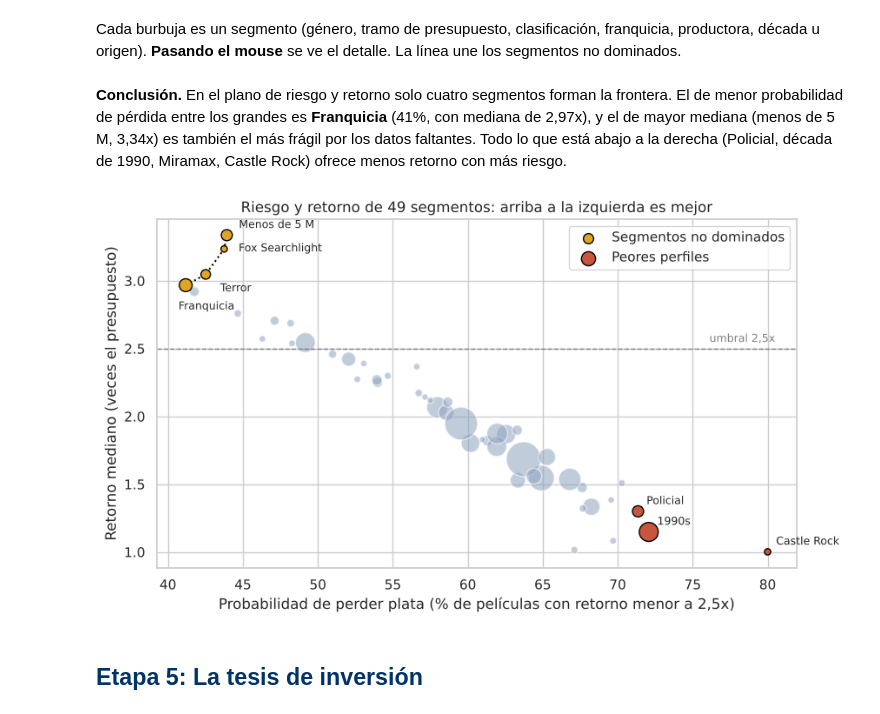
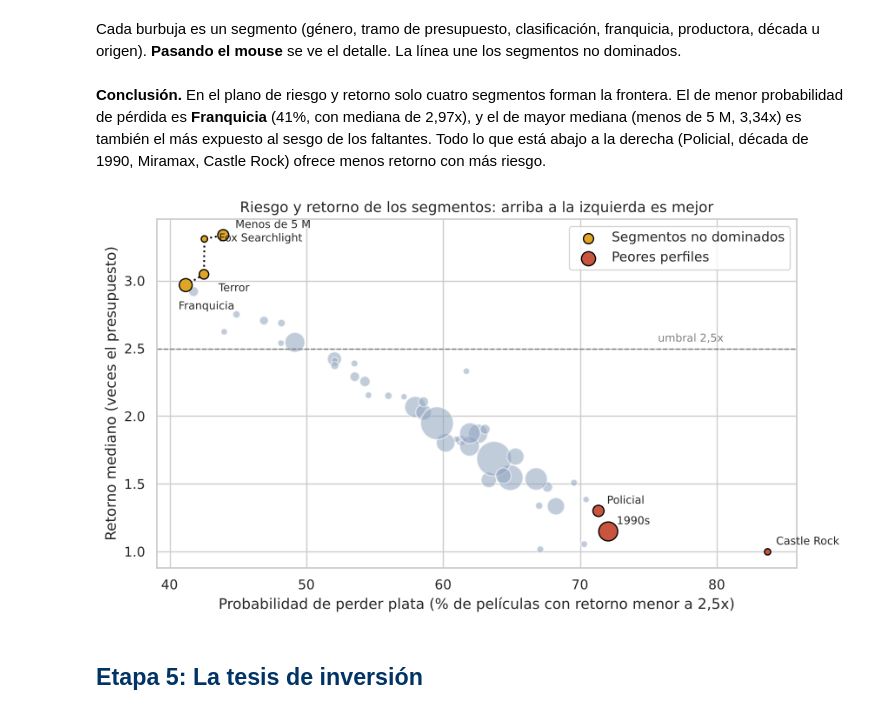
Before and after one commit to delavegasanti2006-wq/Trabajo-Final-de-la-Vega---Orihuela, a Jupyter notebook: notebooks/proyecto_final_arroyo_capital.ipynb, the cells around one changed output. Cells and saved outputs as stored; diff of their text form; code cells hidden in the pictures.

```diff
--- a/notebooks/proyecto_final_arroyo_capital.ipynb
+++ b/notebooks/proyecto_final_arroyo_capital.ipynb
@@ -1517,9 +1571,10 @@ Para cada segmento se calcula la mediana del retorno, la **probabilidad de perde
 Solo se analizan segmentos con al menos 30 películas, porque con menos una probabilidad no es estable.
 # %%
 conteo_productora = analisis["productora"].value_counts()
-analisis["productora_top"] = analisis["productora"].where(
-    analisis["productora"].map(conteo_productora) >= 40
-)
+for tabla in (analisis, base_imputada):
+    tabla["productora_top"] = tabla["productora"].where(
+        tabla["productora"].map(conteo_productora) >= 40
+    )
 FAMILIAS = [
     "genero_agrupado",
     "clasificacion",
@@ -1531,7 +1586,10 @@ FAMILIAS = [
 ]
 
 segmentos = pd.concat(
-    [metricas_segmento(analisis, familia).assign(familia=familia) for familia in FAMILIAS]
+    [
+        metricas_con_escenario(analisis, base_imputada, familia).assign(familia=familia)
+        for familia in FAMILIAS
+    ]
 )
 segmentos = segmentos.loc[segmentos["n"] >= MIN_PELICULAS].copy()
 segmentos["etiqueta"] = (
@@ -1543,7 +1601,7 @@ segmentos = segmentos.reset_index(drop=True)
 
 
 def dominadores_de(fila, tabla):
-    """Cantidad de segmentos que tienen mejor mediana Y menor probabilidad de perder (al menos uno estrictamente)."""
+    """Cantidad de segmentos con mejor mediana Y menor probabilidad de perder (al menos uno estrictamente)."""
     mejor_o_igual = (tabla["retorno_mediano"] >= fila["retorno_mediano"]) & (
         tabla["p_perder"] <= fila["p_perder"]
     )
@@ -1553,20 +1611,19 @@ def dominadores_de(fila, tabla):
     return int((mejor_o_igual & estrictamente).sum())
 
 
+def dominados_por(fila, tabla):
+    """Cantidad de segmentos a los que este segmento domina."""
+    mejor_o_igual = (fila["retorno_mediano"] >= tabla["retorno_mediano"]) & (
+        fila["p_perder"] <= tabla["p_perder"]
+    )
+    estrictamente = (fila["retorno_mediano"] > tabla["retorno_mediano"]) | (
+        fila["p_perder"] < tabla["p_perder"]
+    )
+    return int((mejor_o_igual & estrictamente).sum())
+
+
 segmentos["dominado_por"] = segmentos.apply(dominadores_de, axis=1, tabla=segmentos)
-segmentos["domina_a"] = [
-    int(
-        (
-            (fila["retorno_mediano"] >= segmentos["retorno_mediano"])
-            & (fila["p_perder"] <= segmentos["p_perder"])
-            & (
-                (fila["retorno_mediano"] > segmentos["retorno_mediano"])
-                | (fila["p_perder"] < segmentos["p_perder"])
-            )
-        ).sum()
-    )
-    for _, fila in segmentos.iterrows()
-]
+segmentos["domina_a"] = segmentos.apply(dominados_por, axis=1, tabla=segmentos)
 segmentos["en_frontera"] = segmentos["dominado_por"] == 0
 print(f"Segmentos analizados: {len(segmentos)} (de {len(FAMILIAS)} familias)")
 
@@ -1576,8 +1633,8 @@ columnas_riesgo = [
     "retorno_mediano",
     "p_perder",
     "peor_decil",
-    "retorno_mediano_ajustado",
-    "p_perder_ajustada",
+    "retorno_mediano_imputado",
+    "p_perder_imputada",
     "domina_a",
 ]
 print("\nSegmentos NO dominados (la frontera de riesgo y retorno):")
@@ -1787,8 +1853,8 @@ figura_plotly.write_html(
 )
 figura_plotly.show()
 # %% [markdown]
-**Conclusión.** En el plano de riesgo y retorno solo cuatro segmentos forman la frontera. El de menor probabilidad de pérdida entre los grandes es **Franquicia** (41%, con mediana de 2,97x),
-y el de mayor mediana (menos de 5 M, 3,34x) es también el más frágil por los datos faltantes. Todo lo que está abajo a la derecha (Policial, década de 1990, Miramax, Castle Rock) ofrece menos retorno con más riesgo.
+**Conclusión.** En el plano de riesgo y retorno solo cuatro segmentos forman la frontera. El de menor probabilidad de pérdida es **Franquicia** (41%, con mediana de 2,97x),
+y el de mayor mediana (menos de 5 M, 3,34x) es también el más expuesto al sesgo de los faltantes. Todo lo que está abajo a la derecha (Policial, década de 1990, Miramax, Castle Rock) ofrece menos retorno con más riesgo.
 # %%
 # Versión estática del mismo plano, para la presentación (el gráfico interactivo no entra en una diapositiva)
 peores = segmentos.sort_values(["dominado_por", "retorno_mediano"], ascending=[False, True]).head(3)
@@ -1820,35 +1886,35 @@ eje.scatter(
     color="#c8553d",
     edgecolor="black",
     zorder=3,
     label="Peores perfiles",
 )
 # Desplazamientos manuales (en puntos) para que las etiquetas de la esquina superior no se pisen
 DESPLAZAMIENTO_ETIQUETAS = {
     "Menos de 5 M": (10, 6),
     "Fox Searchlight": (12, -2),
     "Terror": (12, -14),
     "Franquicia": (-6, -20),
 }
 for _, fila in pd.concat([frontera, peores]).iterrows():
     nombre = fila["etiqueta"].split(": ")[1].replace(" Pictures", "").replace(" Entertainment", "")
     desplazamiento = DESPLAZAMIENTO_ETIQUETAS.get(nombre, (7, 6))
     eje.annotate(
         nombre,
         (fila["p_perder"] * 100, fila["retorno_mediano"]),
         textcoords="offset points",
         xytext=desplazamiento,
         fontsize=9,
     )
 eje.axhline(UMBRAL_RECUPERO, color="grey", linestyle="--", linewidth=1)
 eje.text(80.5, UMBRAL_RECUPERO + 0.05, "umbral 2,5x", color="grey", fontsize=9, ha="right")
-eje.set_title("Riesgo y retorno de 49 segmentos: arriba a la izquierda es mejor")
+eje.set_title("Riesgo y retorno de los segmentos: arriba a la izquierda es mejor")
 eje.set_xlabel("Probabilidad de perder plata (% de películas con retorno menor a 2,5x)")
 eje.set_ylabel("Retorno mediano (veces el presupuesto)")
 eje.legend(loc="upper right")
 guardar_figura(figura, "08_plano_riesgo_retorno")
 plt.show()
 # %% [output]
-[figure, old version]
+[figure, new version]
 # %% [markdown]
 <h2 style='font-weight:bold; color:#003366;'>Etapa 5: La tesis de inversión</h2>
 # %% [markdown]
```
Also changed, not shown: parts of 58 cells of this notebook.
